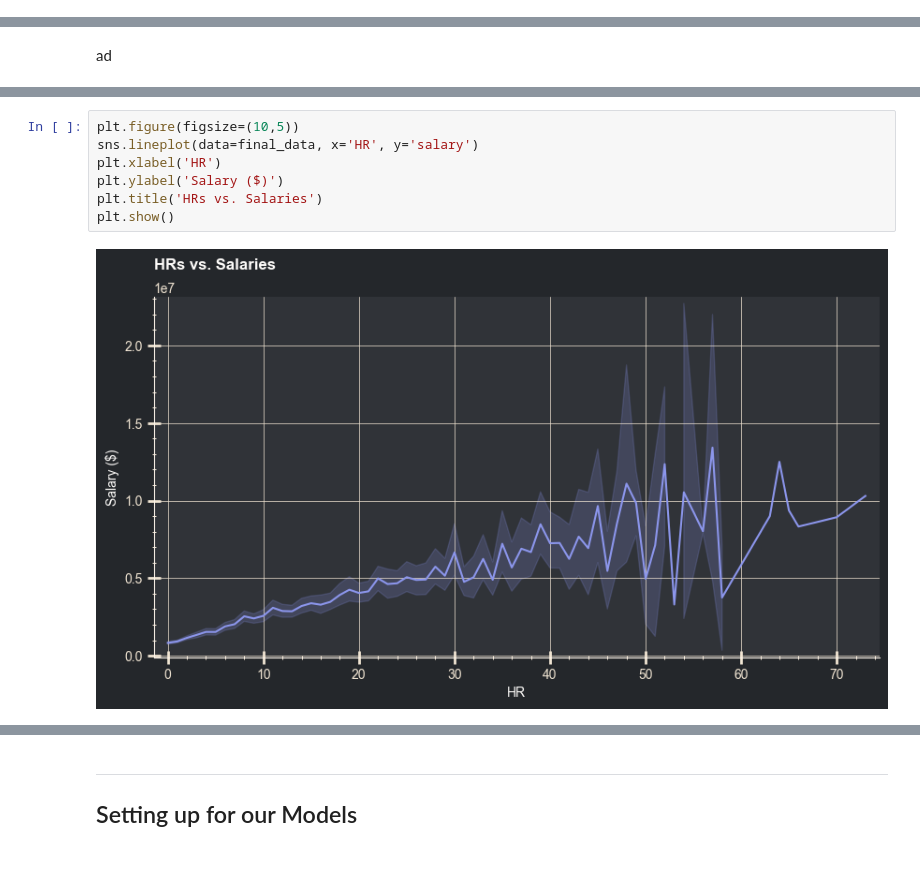
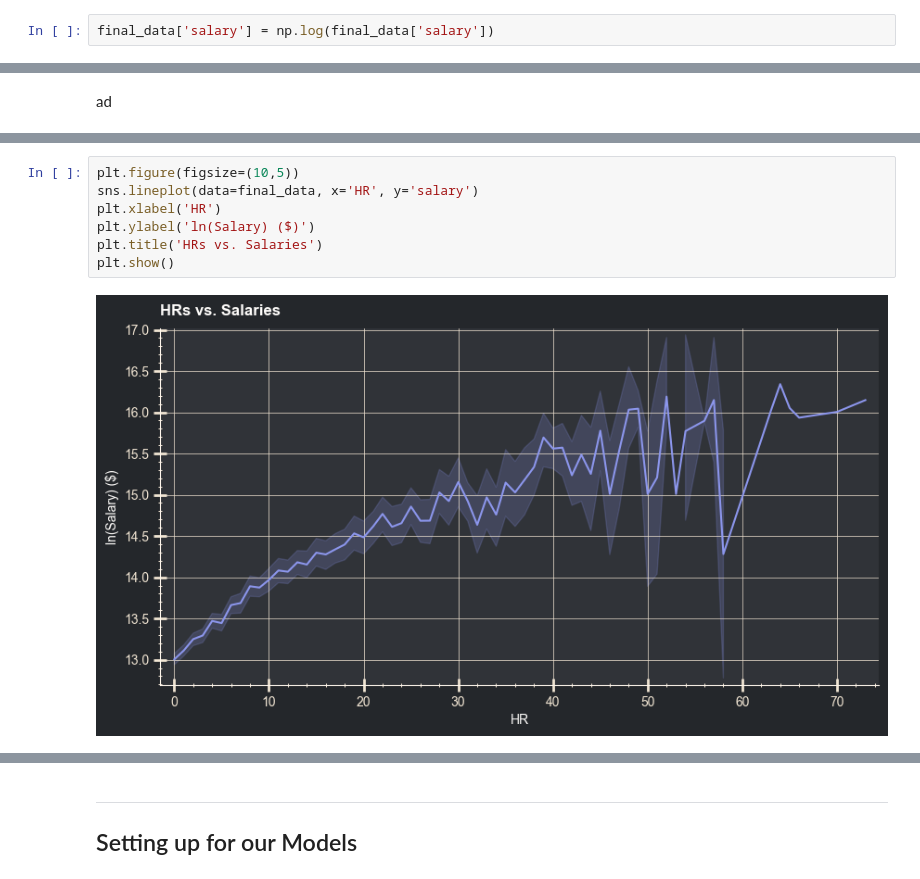
Before and after one commit to kpayton2903/PSTAT_131, a Jupyter notebook: Final_Project.ipynb, the cells around one changed output, grey strips where cells are left out. Saved outputs shown, nothing was run; the diff lists cells and outputs as text.

```diff
--- a/Final_Project.ipynb
+++ b/Final_Project.ipynb
@@ -222,3 +226,5 @@ final_data.describe()
+# %%
+final_data['salary'] = np.log(final_data['salary'])
 # %% [markdown]
 Now let's make a correlation matrix with all our continuous numerical variables (`yearID`, `salary`, `G`, `AB`, `R`, `H`, `2B`, `3B`, `HR`, `RBI`, `SB`, `CS`, `BB`, `SO`, `IBB`, `HBP`, `SH`, `SF`, `GIDP`) to see how they are correlated with each other.
 # %%
@@ -266,12 +272,12 @@ plt.show()
 # %%
 plt.figure(figsize=(10,5))
 sns.lineplot(data=final_data, x='HR', y='salary')
 plt.xlabel('HR')
-plt.ylabel('Salary ($)')
+plt.ylabel('ln(Salary) ($)')
 plt.title('HRs vs. Salaries')
 plt.show()
 # %% [output]
-[figure, old version]
+[figure, new version]
 # %%
 plt.figure(figsize=(10,5))
 sns.lineplot(data=final_data, x='BB', y='salary')
```
Also changed, not shown: parts of 16 cells of this notebook, 2 other files.
